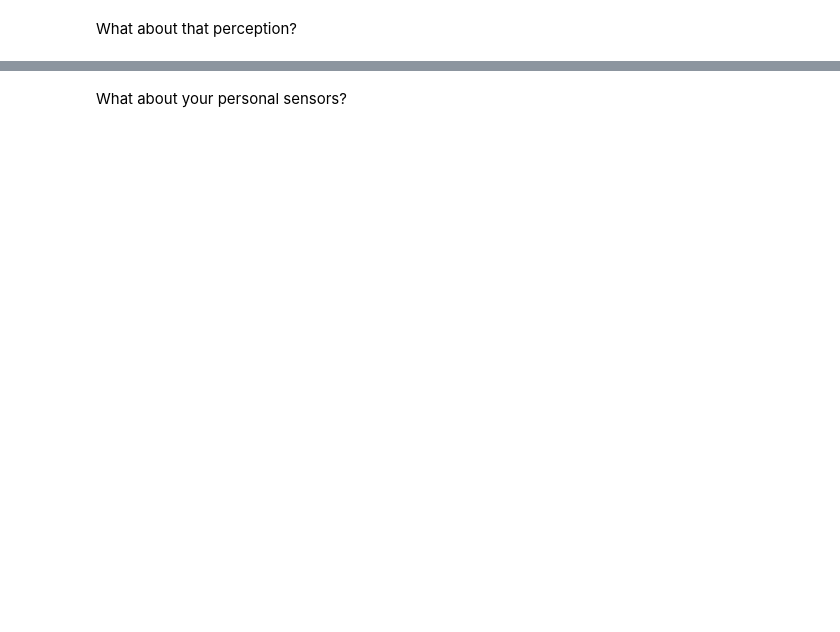
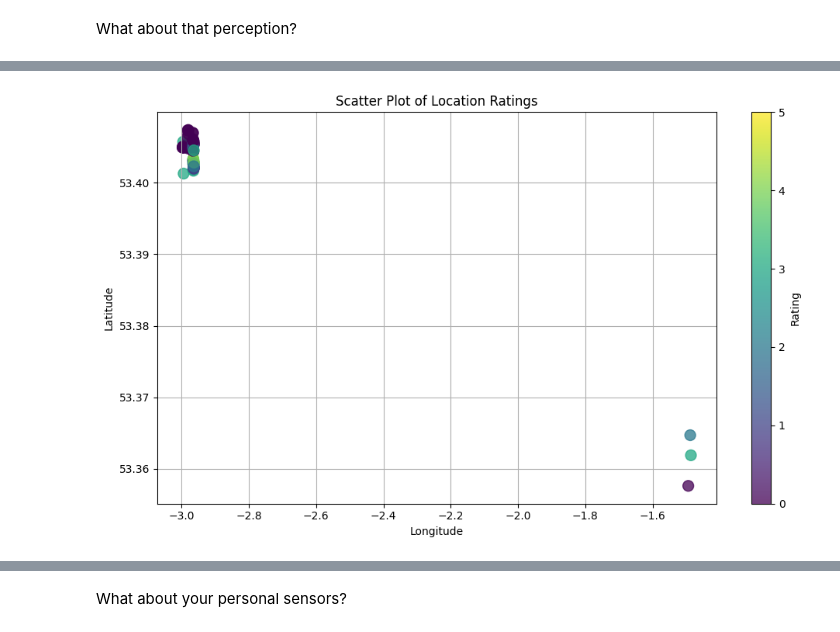
Before and after one commit to flowonthegoliv/ENVS666_2024, a Jupyter notebook: Tutorial_2.ipynb, the cells around one changed output, grey strips where cells are left out. Drawn from its saved outputs; the diff is of its cells as text; code cells hidden in the pictures; blank space fills up the shorter version.

```diff
--- a/Tutorial_2.ipynb
+++ b/Tutorial_2.ipynb
@@ -130,0 +194,15 @@ What about that perception?
+# %%
+import requests
+import pandas as pd
+
+startDate = '2022-01-01'
+endDate = '2024-02-31'
+
+url = "https://jonnyhigham.com/ENVS666/per_api.php?startDate="+startDate+"&endDate="+endDate
+response = requests.get(url)
+data = response.json()
+df = pd.DataFrame(data)
+
+print(url)
+
+df
@@ -130,0 +224,17 @@ What about that perception?
+# %%
+import matplotlib.pyplot as plt
+
+df['Rating'] = pd.to_numeric(df['Rating'])
+# Convert 'Timestamp' column to datetime format
+# Plot the scatter plot
+plt.figure(figsize=(10, 6))
+plt.scatter(df['Longitude'], df['Latitude'], c=df['Rating'], cmap='viridis', s=100, alpha=0.75, vmin=0, vmax=5)
+plt.colorbar(label='Rating')
+plt.xlabel('Longitude')
+plt.ylabel('Latitude')
+plt.title('Scatter Plot of Location Ratings')
+plt.grid(True)
+plt.tight_layout()
+plt.show()
+# %% [output]
+[figure, added]
```
Also changed, not shown: parts of 11 cells of this notebook.
